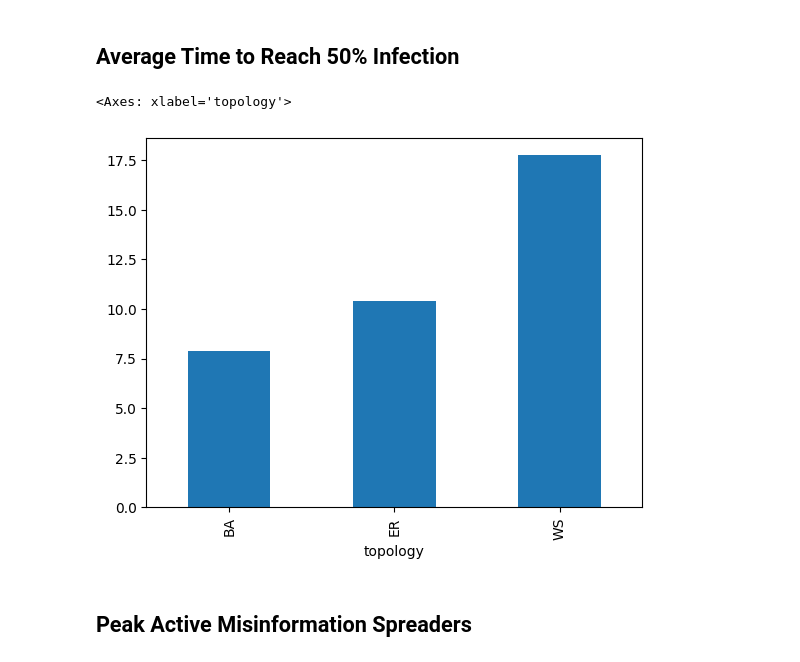
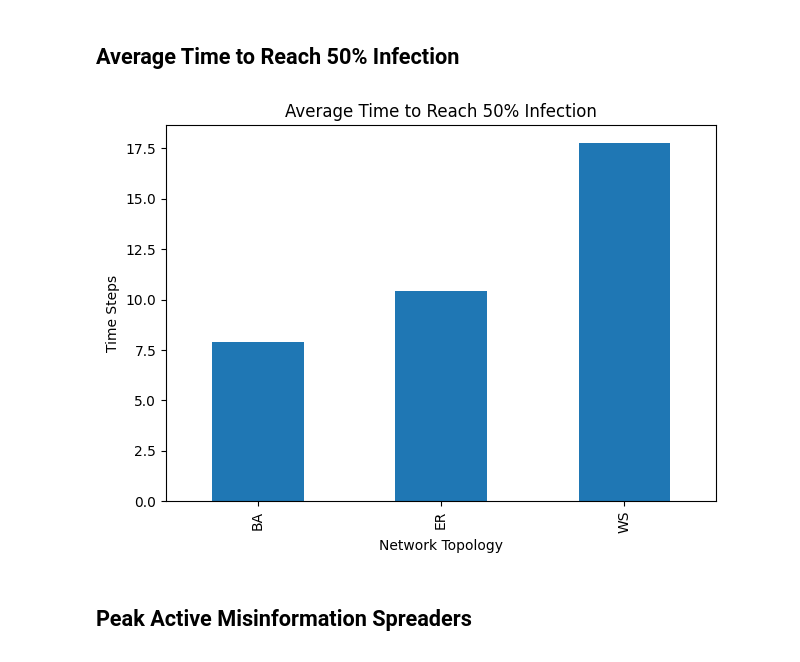
Before and after one commit to ishn29/misinformation-topology-research, a Jupyter notebook: notebooks/baseline_analysis.ipynb, the cells around one changed output. Saved outputs shown, nothing was run; the diff lists cells and outputs as text; code cells hidden in the pictures.

Commit message:
Add baseline analysis figures

```diff
--- a/notebooks/baseline_analysis.ipynb
+++ b/notebooks/baseline_analysis.ipynb
@@ -6,0 +3,16 @@ df = pd.read_csv("../data/baseline_results.csv")
+# %%
+from pathlib import Path
+import json
+
+import pandas as pd
+import matplotlib.pyplot as plt
+import numpy as np
+
+PROJECT_ROOT = Path.cwd().parent
+DATA_DIR = PROJECT_ROOT / "data"
+FIGURE_DIR = PROJECT_ROOT / "figures"
+FIGURE_DIR.mkdir(exist_ok=True)
+# %%
+results = pd.read_csv(DATA_DIR / "baseline_results.csv")
+
+results.head()
@@ -7,9 +43,17 @@ df = pd.read_csv("../data/baseline_results.csv")
 # %% [markdown]
 ## Average Time to Reach 50% Infection
-# %%
-df.groupby("topology")["t50"].mean().plot.bar()
-# %% [output]
-<Axes: xlabel='topology'>
-[figure, removed]
+# %%
+t50_mean = results.groupby("topology")["t50"].mean()
+
+plt.figure()
+t50_mean.plot(kind="bar")
+plt.ylabel("Time Steps")
+plt.xlabel("Network Topology")
+plt.title("Average Time to Reach 50% Infection")
+plt.tight_layout()
+plt.savefig(FIGURE_DIR / "baseline_t50_bar.png", dpi=300)
+plt.show()
+# %% [output]
+[figure, added]
 # %% [markdown]
 ## Peak Active Misinformation Spreaders
```
Also changed, not shown: parts of 9 cells of this notebook, 6 other files.
